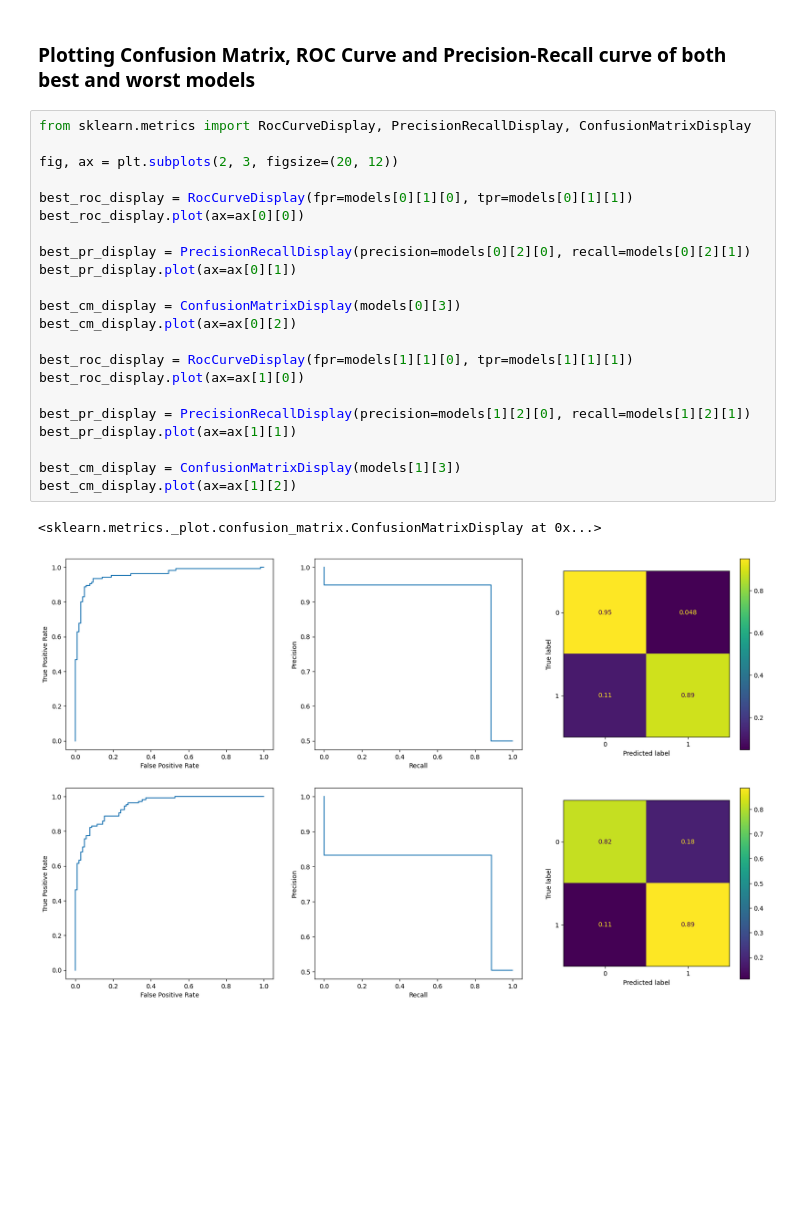
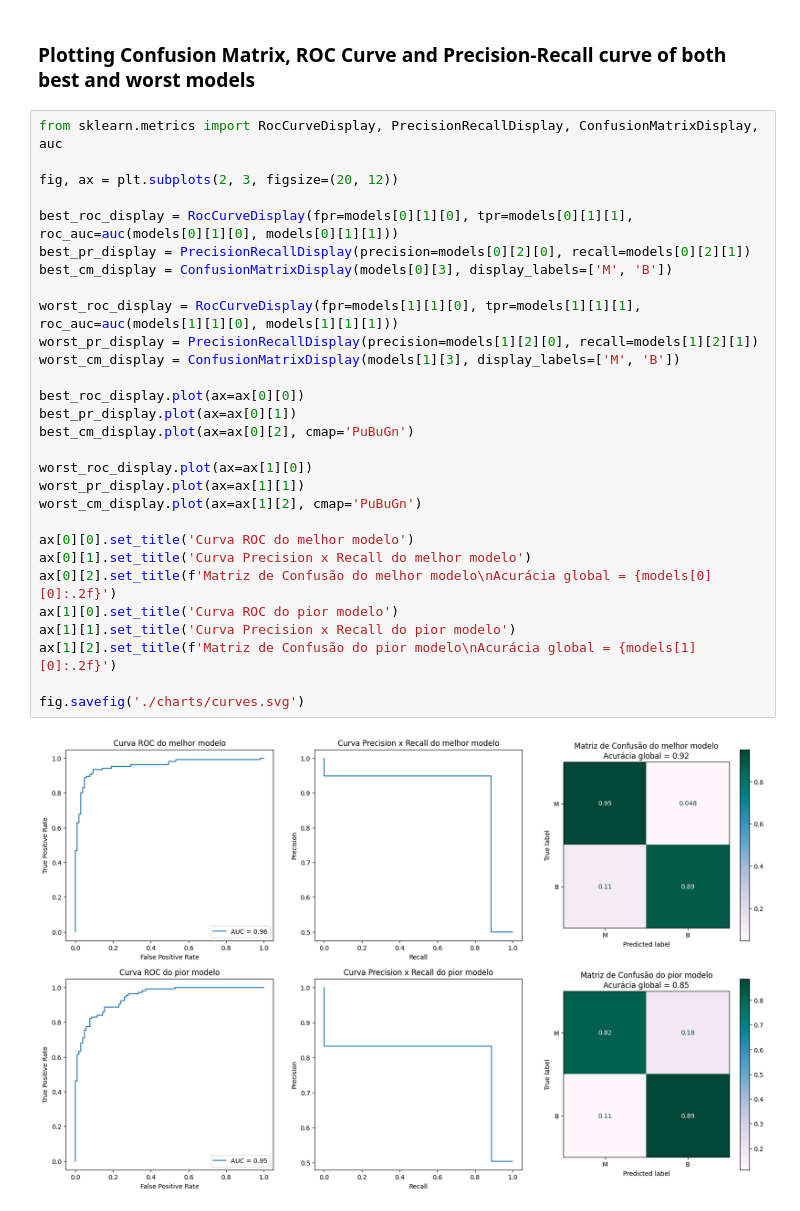
Before and after one commit to rabdiego/final_aprendizagem, a Jupyter notebook: models/logistic_regression/train_test.ipynb, the cells around one changed output. Saved outputs shown, nothing was run; the diff lists cells and outputs as text; blank space fills up the shorter version.

```diff
--- a/models/logistic_regression/train_test.ipynb
+++ b/models/logistic_regression/train_test.ipynb
@@ -175,27 +162,33 @@ fig.savefig('./charts/metrics.svg')
 # %% [markdown]
 ### Plotting Confusion Matrix, ROC Curve and Precision-Recall curve of both best and worst models
 # %%
-from sklearn.metrics import RocCurveDisplay, PrecisionRecallDisplay, ConfusionMatrixDisplay
+from sklearn.metrics import RocCurveDisplay, PrecisionRecallDisplay, ConfusionMatrixDisplay, auc
 
 fig, ax = plt.subplots(2, 3, figsize=(20, 12))
 
-best_roc_display = RocCurveDisplay(fpr=models[0][1][0], tpr=models[0][1][1])
+best_roc_display = RocCurveDisplay(fpr=models[0][1][0], tpr=models[0][1][1], roc_auc=auc(models[0][1][0], models[0][1][1]))
+best_pr_display = PrecisionRecallDisplay(precision=models[0][2][0], recall=models[0][2][1])
+best_cm_display = ConfusionMatrixDisplay(models[0][3], display_labels=['M', 'B'])
+
+worst_roc_display = RocCurveDisplay(fpr=models[1][1][0], tpr=models[1][1][1], roc_auc=auc(models[1][1][0], models[1][1][1]))
+worst_pr_display = PrecisionRecallDisplay(precision=models[1][2][0], recall=models[1][2][1])
+worst_cm_display = ConfusionMatrixDisplay(models[1][3], display_labels=['M', 'B'])
+
 best_roc_display.plot(ax=ax[0][0])
+best_pr_display.plot(ax=ax[0][1])
+best_cm_display.plot(ax=ax[0][2], cmap='PuBuGn')
 
-best_pr_display = PrecisionRecallDisplay(precision=models[0][2][0], recall=models[0][2][1])
-best_pr_display.plot(ax=ax[0][1])
+worst_roc_display.plot(ax=ax[1][0])
+worst_pr_display.plot(ax=ax[1][1])
+worst_cm_display.plot(ax=ax[1][2], cmap='PuBuGn')
 
-best_cm_display = ConfusionMatrixDisplay(models[0][3])
-best_cm_display.plot(ax=ax[0][2])
+ax[0][0].set_title('Curva ROC do melhor modelo')
+ax[0][1].set_title('Curva Precision x Recall do melhor modelo')
+ax[0][2].set_title(f'Matriz de Confusão do melhor modelo\nAcurácia global = {models[0][0]:.2f}')
+ax[1][0].set_title('Curva ROC do pior modelo')
+ax[1][1].set_title('Curva Precision x Recall do pior modelo')
+ax[1][2].set_title(f'Matriz de Confusão do pior modelo\nAcurácia global = {models[1][0]:.2f}')
 
-best_roc_display = RocCurveDisplay(fpr=models[1][1][0], tpr=models[1][1][1])
-best_roc_display.plot(ax=ax[1][0])
-
-best_pr_display = PrecisionRecallDisplay(precision=models[1][2][0], recall=models[1][2][1])
-best_pr_display.plot(ax=ax[1][1])
-
-best_cm_display = ConfusionMatrixDisplay(models[1][3])
-best_cm_display.plot(ax=ax[1][2])
+fig.savefig('./charts/curves.svg')
 # %% [output]
-<sklearn.metrics._plot.confusion_matrix.ConfusionMatrixDisplay at 0x...>
-[figure, old version]
+[figure, new version]
```
Also changed, not shown: parts of 4 cells of this notebook, 2 other files.
